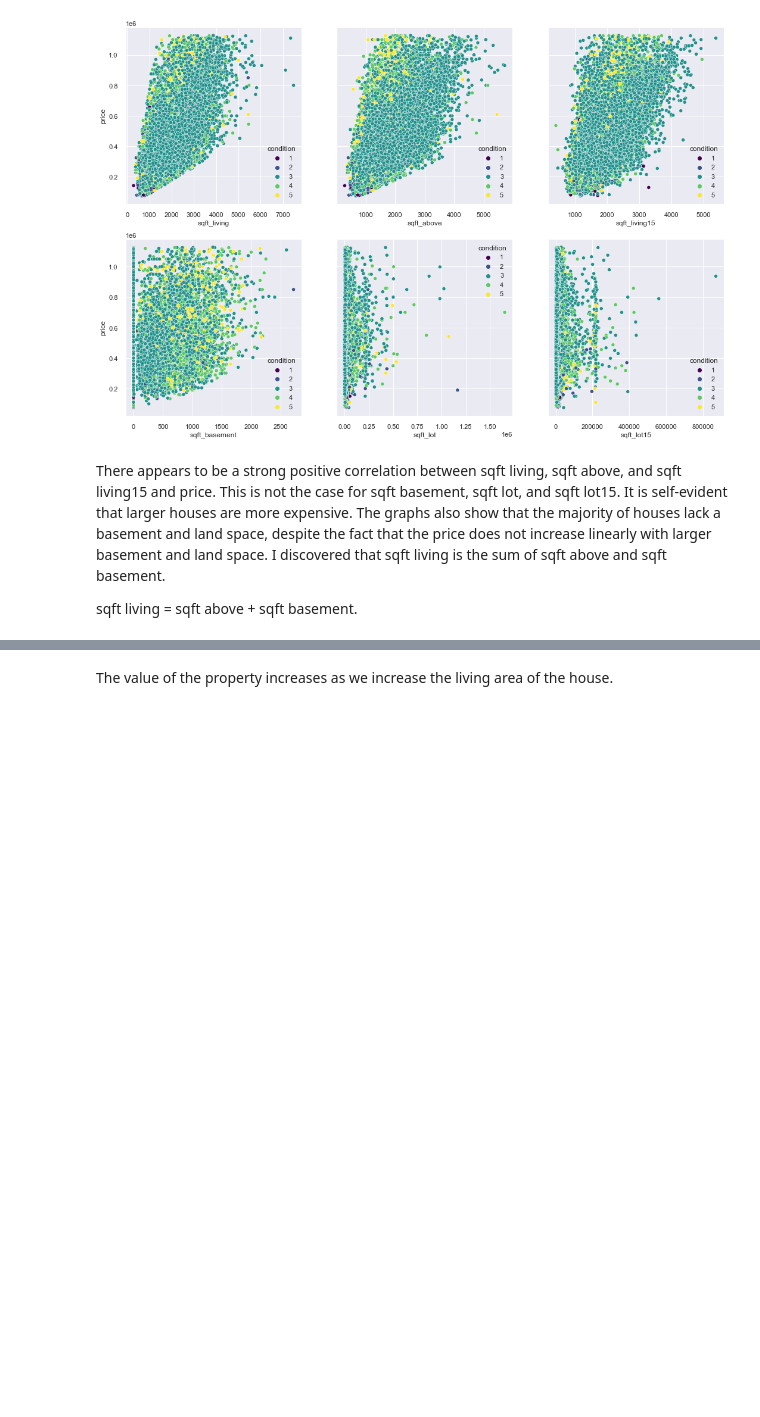
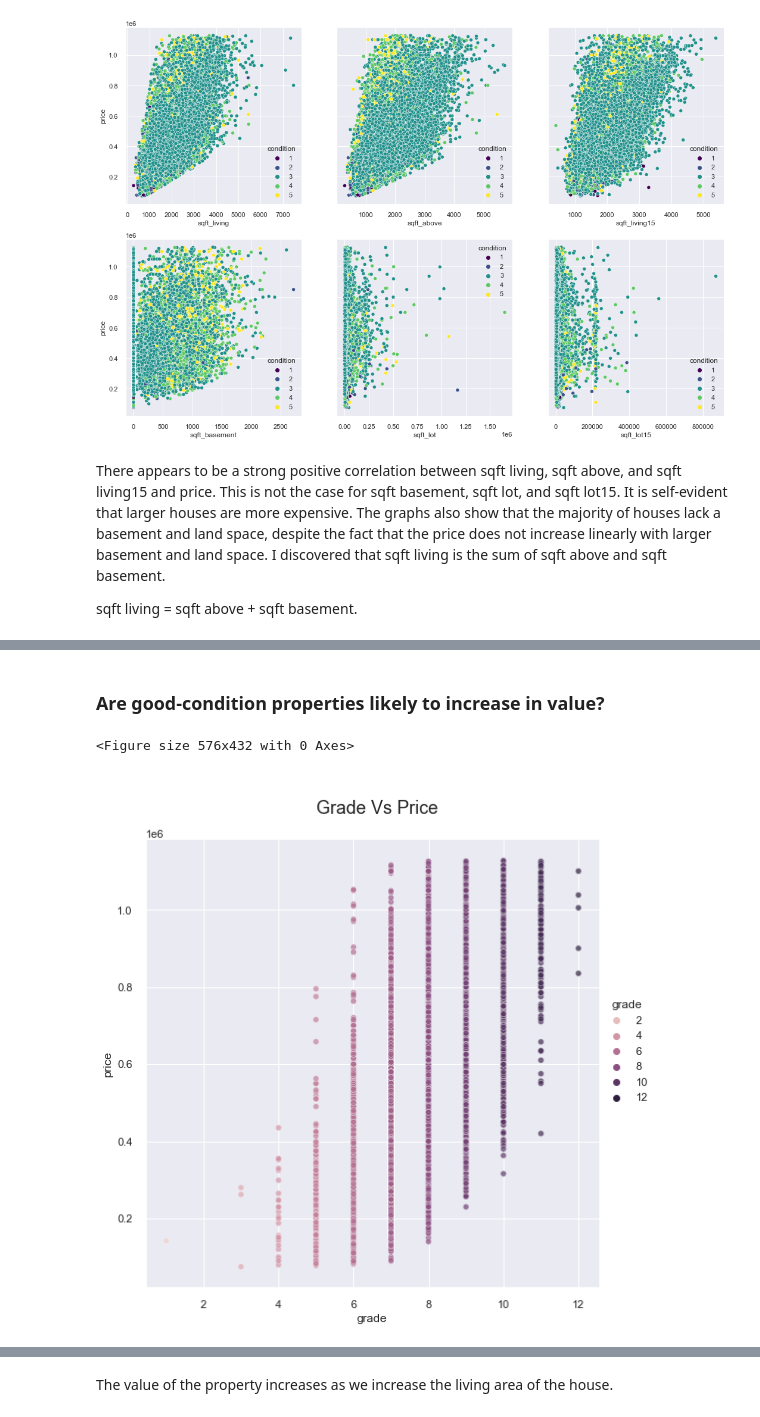
Before and after one commit to olaidekashimawo/King-County-House-Sales, a Jupyter notebook: H_Sale.ipynb, the cells around one changed output, grey strips where cells are left out. Drawn from its saved outputs; the diff is of its cells as text; code cells hidden in the pictures; blank space fills up the shorter version.

```diff
--- a/H_Sale.ipynb
+++ b/H_Sale.ipynb
@@ -423,3 +430,13 @@ plt.show()
+# %% [markdown]
+### Are good-condition properties likely to increase in value?
+# %%
+plt.figure(figsize = (8,6))
+sns.relplot(x='grade',y='price',hue='grade',alpha=0.7,height = 7,data=H_Sales)
+plt.title("\n  Grade Vs Price\n",fontsize=18)
+plt.show()
+# %% [output]
+<Figure size 576x432 with 0 Axes>
+[figure, added]
 # %%
 #living space
 plt.figure(figsize = (12,8))
```
Also changed, not shown: parts of 66 cells of this notebook.
